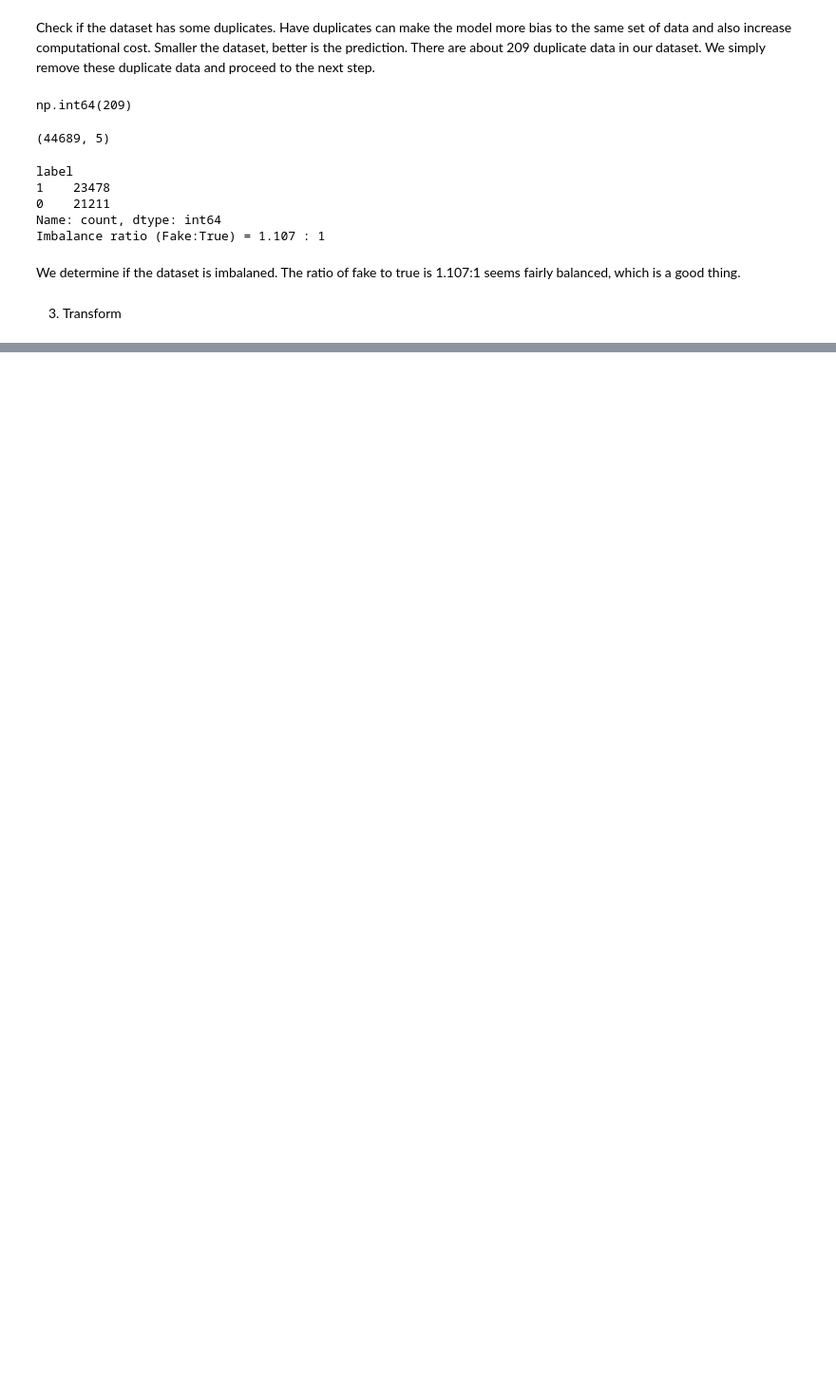
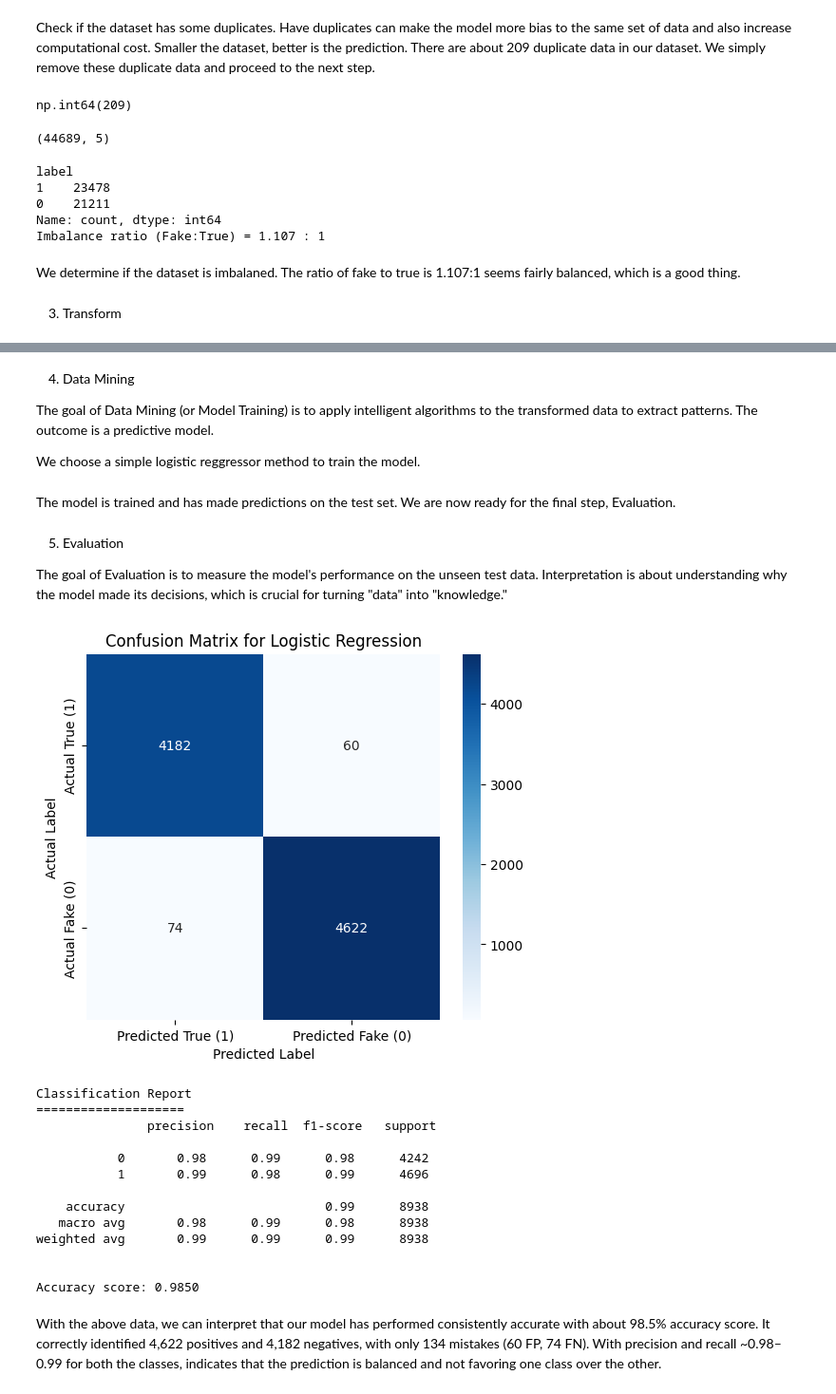
Before and after one commit to keerthana-25/dm-methodologies, a Jupyter notebook: fake-news-kdd/model.ipynb, the cells around one changed output, grey strips where cells are left out. Shown at 95% size. Cells and saved outputs as stored; diff of their text form; code cells hidden in the pictures; blank space fills up the shorter version.

Commit message:
updating the model

```diff
--- a/fake-news-kdd/model.ipynb
+++ b/fake-news-kdd/model.ipynb
@@ -146,0 +149,63 @@ def process_text(text):
+# %%
+# Fill missing values before applying processing and ensure we get strings back
+X_trained = X_train.fillna('').apply(process_text)
+X_tested = X_test.fillna('').apply(process_text)
+# %%
+from sklearn.feature_extraction.text import TfidfVectorizer
+vectorizer = TfidfVectorizer(max_features=5000)
+vectorizer.fit(X_trained)
+
+X_train_vectorized = vectorizer.transform(X_trained)
+X_test_vectorized = vectorizer.transform(X_tested)
+# %% [markdown]
+4. Data Mining
+
+The goal of Data Mining (or Model Training) is to apply intelligent algorithms to the transformed data to extract patterns. The outcome is a predictive model.
+
+We choose a simple logistic reggressor method to train the model.
+# %%
+from sklearn.linear_model import LogisticRegression
+
+
+model = LogisticRegression()
+model.fit(X_train_vectorized, y_train)
+y_pred = model.predict(X_test_vectorized)
+# %% [markdown]
+The model is trained and has made predictions on the test set. We are now ready for the final step, Evaluation.
+# %% [markdown]
+5. Evaluation
+
+The goal of Evaluation is to measure the model's performance on the unseen test data. Interpretation is about understanding why the model made its decisions, which is crucial for turning "data" into "knowledge."
+# %%
+from sklearn.metrics import classification_report, confusion_matrix, accuracy_score
+import seaborn as sns
+
+cm = confusion_matrix(y_test, y_pred)
+plt.figure(figsize=(6, 5))
+sns.heatmap(cm, annot=True, fmt='d', cmap='Blues',
+            xticklabels=['Predicted True (1)', 'Predicted Fake (0)'],
+            yticklabels=['Actual True (1)', 'Actual Fake (0)'])
+plt.ylabel('Actual Label')
+plt.xlabel('Predicted Label')
+plt.title('Confusion Matrix for Logistic Regression')
+plt.show()
+
+print(f"Classification Report \n{'=' * 20} \n {classification_report(y_test, y_pred)} \n")
+print(f"Accuracy score: {accuracy_score(y_test, y_pred):.4f}")
+# %% [output]
+[figure, added]
+Classification Report
+====================
+               precision    recall  f1-score   support
+
+           0       0.98      0.99      0.98      4242
+           1       0.99      0.98      0.99      4696
+
+    accuracy                           0.99      8938
+   macro avg       0.98      0.99      0.98      8938
+weighted avg       0.99      0.99      0.99      8938
+
+
+Accuracy score: 0.9850
+# %% [markdown]
+With the above data, we can interpret that our model has performed  consistently accurate with about 98.5% accuracy score. It correctly identified 4,622 positives and 4,182 negatives, with only 134 mistakes (60 FP, 74 FN). With precision and recall ~0.98–0.99 for both the classes, indicates that the prediction is balanced  and not favoring one class over the other.
```
Also changed, not shown: parts of 2 cells of this notebook, 1 other file.
